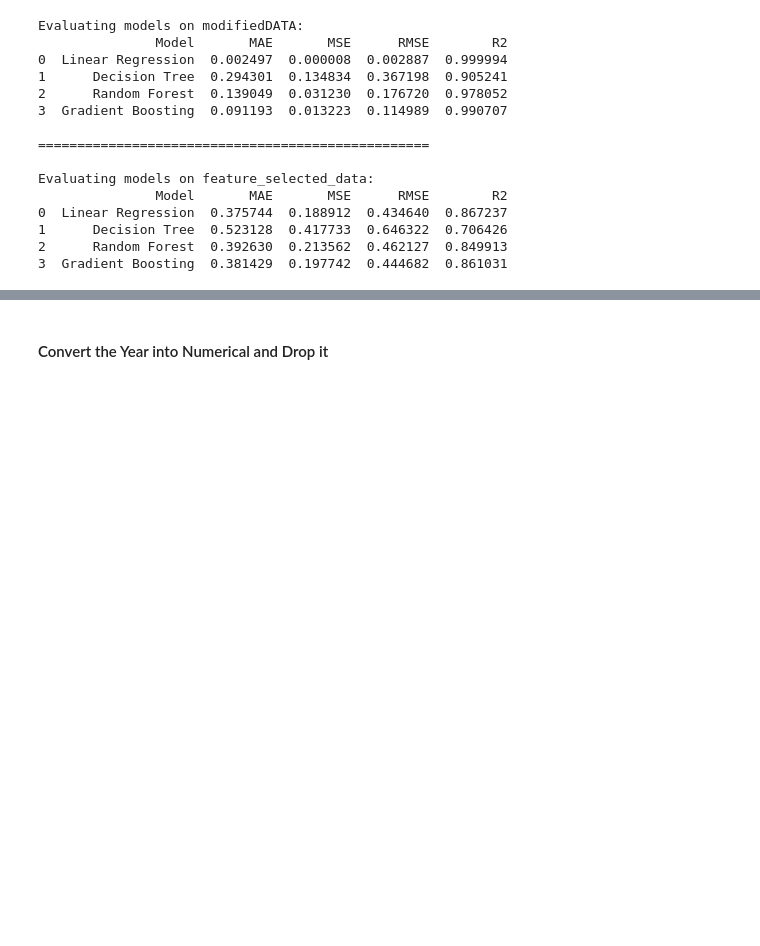
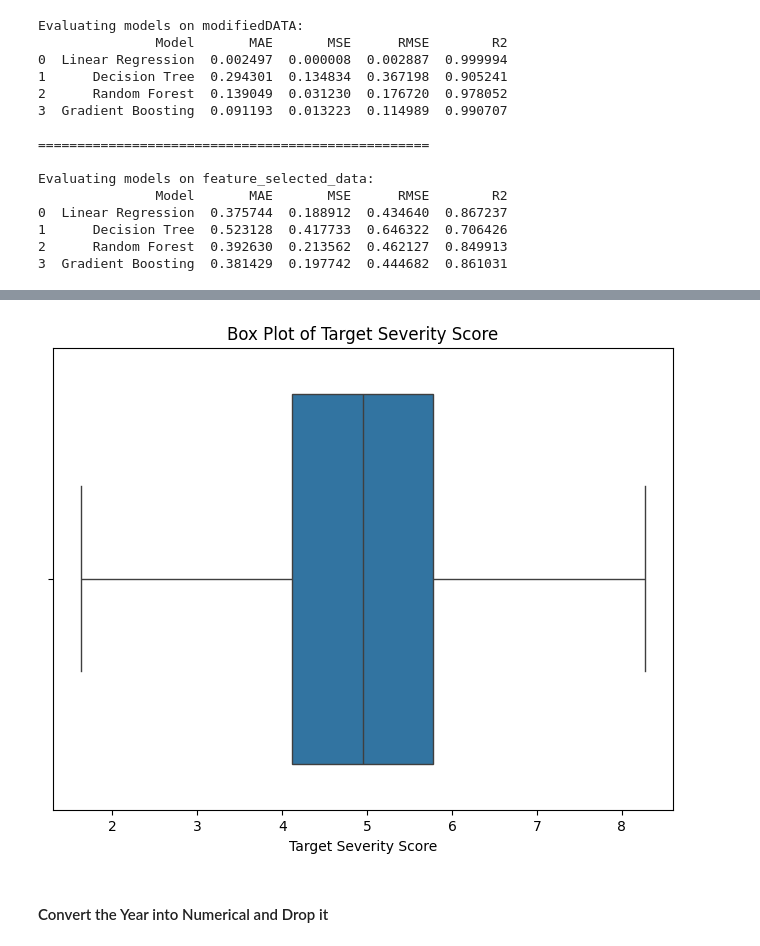
Before and after one commit to Moutaz-Code/CancerModelColab, a Jupyter notebook: Data_Mining_Project.ipynb, the cells around one changed output, grey strips where cells are left out. Cells and saved outputs as stored; diff of their text form; code cells hidden in the pictures; blank space fills up the shorter version.

Commit message:
handling the outlier in the target attribute

```diff
--- a/Data_Mining_Project.ipynb
+++ b/Data_Mining_Project.ipynb
@@ -389,3 +389,22 @@ Evaluating models on feature_selected_data:
 1      Decision Tree  0.523128  0.417733  0.646322  0.706426
 2      Random Forest  0.392630  0.213562  0.462127  0.849913
 3  Gradient Boosting  0.381429  0.197742  0.444682  0.861031
+# %%
+# Step 1: Calculate IQR for the target column
+Q1 = modifiedDATA['Target_Severity_Score'].quantile(0.25)
+Q3 = modifiedDATA['Target_Severity_Score'].quantile(0.75)
+IQR = Q3 - Q1
+
+# Step 2: Define lower and upper bounds
+lower_bound = Q1 - 1.5 * IQR
+upper_bound = Q3 + 1.5 * IQR
+
+# Step 3: Filter out the outliers in the target column
+no_outliers = modifiedDATA[
+    (modifiedDATA['Target_Severity_Score'] >= lower_bound) &
+    (modifiedDATA['Target_Severity_Score'] <= upper_bound)
+]
+
+# Step 4: Optionally, check how many rows were removed
+print(f"Original rows: {len(modifiedDATA)}")
+print(f"Rows after outlier removal: {len(no_outliers)}")
@@ -392,3 +430,14 @@ Evaluating models on feature_selected_data:
+# %%
+# prompt: do the box plot for the target attribute
+
+# Do the box plot for the target attribute
+plt.figure(figsize=(8, 6))
+sns.boxplot(x=no_outliers['Target_Severity_Score'])
+plt.title('Box Plot of Target Severity Score')
+plt.xlabel('Target Severity Score')
+plt.show()
+# %% [output]
+[figure, added]
 # %%
 DATA = DATA.drop('Country_Region', axis=1)
 # %% [markdown]
```
Also changed, not shown: parts of 3 cells of this notebook.
